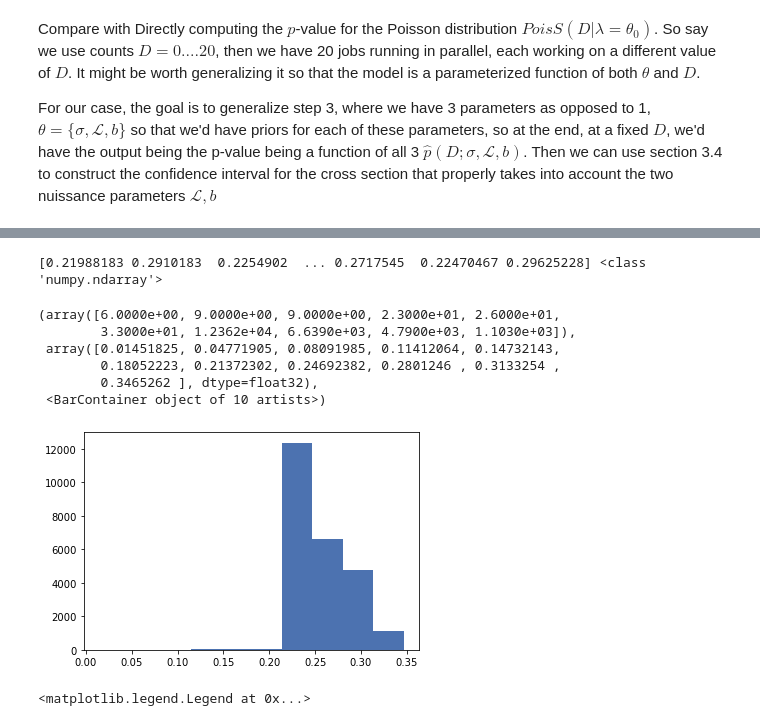
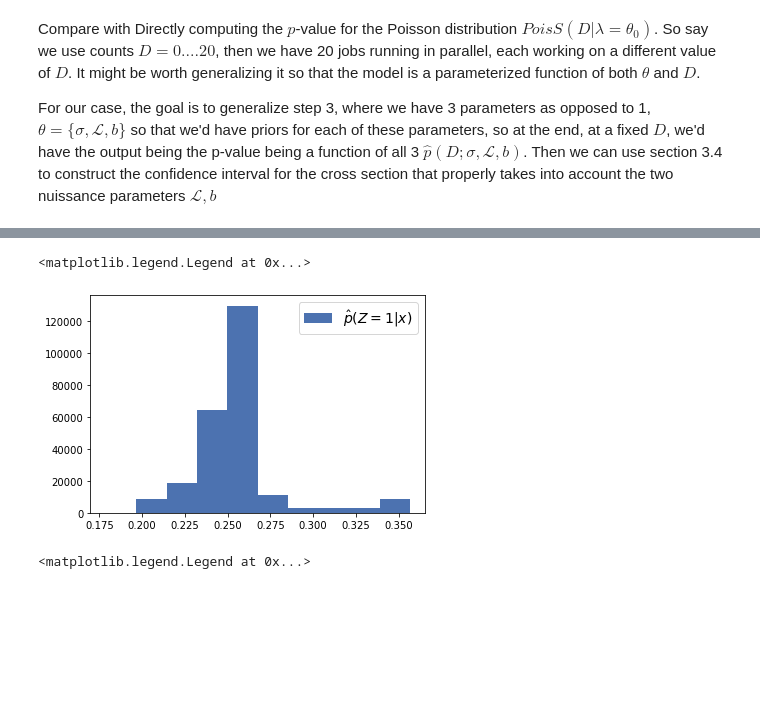
Before and after one commit to AliAlkadhim/LFI_HEP, a Jupyter notebook: Train_Regressor.ipynb, the cells around one changed output, grey strips where cells are left out. Cells and saved outputs as stored; diff of their text form; code cells hidden in the pictures; blank space fills up the shorter version.

```diff
--- a/Train_Regressor.ipynb
+++ b/Train_Regressor.ipynb
@@ -300,7 +311,8 @@ OUTPUTS.shape , LABELS.shape
 def calc_prob_1(model, X):
     X = torch.from_numpy(X).float()
     model.eval()
-    P_y_1 = model(X)
-    return P_y_1.detach().numpy()
+    P_y_equals_1 = model(X)
+    P_y_equals_1 = P_y_equals_1.squeeze()
+    return P_y_equals_1.detach().numpy().flatten()#detaches it from the computational history/prevent future computations from being tracked
 # %%
-P_z_1 = calc_prob_1(model, test_data)
+P_Z_equals_1 = calc_prob_1(model, test_data)
@@ -332,18 +319,9 @@ def compute_prob(model, xx):
-# %%
-p_hat = compute_prob(model, test_data)
-print(p_hat, type(p_hat))#here test_data is just theta
-# %% [output]
-[0.21988183 0.2910183  0.2254902  ... 0.2717545  0.22470467 0.29625228] <class 'numpy.ndarray'>
 # %%
-plt.hist(p_hat, label='\hat{p}')
+plt.hist(P_Z_equals_1, label='$\hat{p}(Z=1|x)$')
+plt.legend(fontsize=14)
 # %% [output]
-(array([6.0000e+00, 9.0000e+00, 9.0000e+00, 2.3000e+01, 2.6000e+01,
-        3.3000e+01, 1.2362e+04, 6.6390e+03, 4.7900e+03, 1.1030e+03]),
- array([0.01451825, 0.04771905, 0.08091985, 0.11412064, 0.14732143,
-        0.18052223, 0.21372302, 0.24692382, 0.2801246 , 0.3133254 ,
-        0.3465262 ], dtype=float32),
- <BarContainer object of 10 artists>)
+<matplotlib.legend.Legend at 0x...>
-[figure, old version]
+[figure, new version]
 # %%
 plt.hist(p[p>0.5], bins=50, color='g',
             histtype='stepfilled',
```
Also changed, not shown: parts of 20 cells of this notebook, 4 other files.
